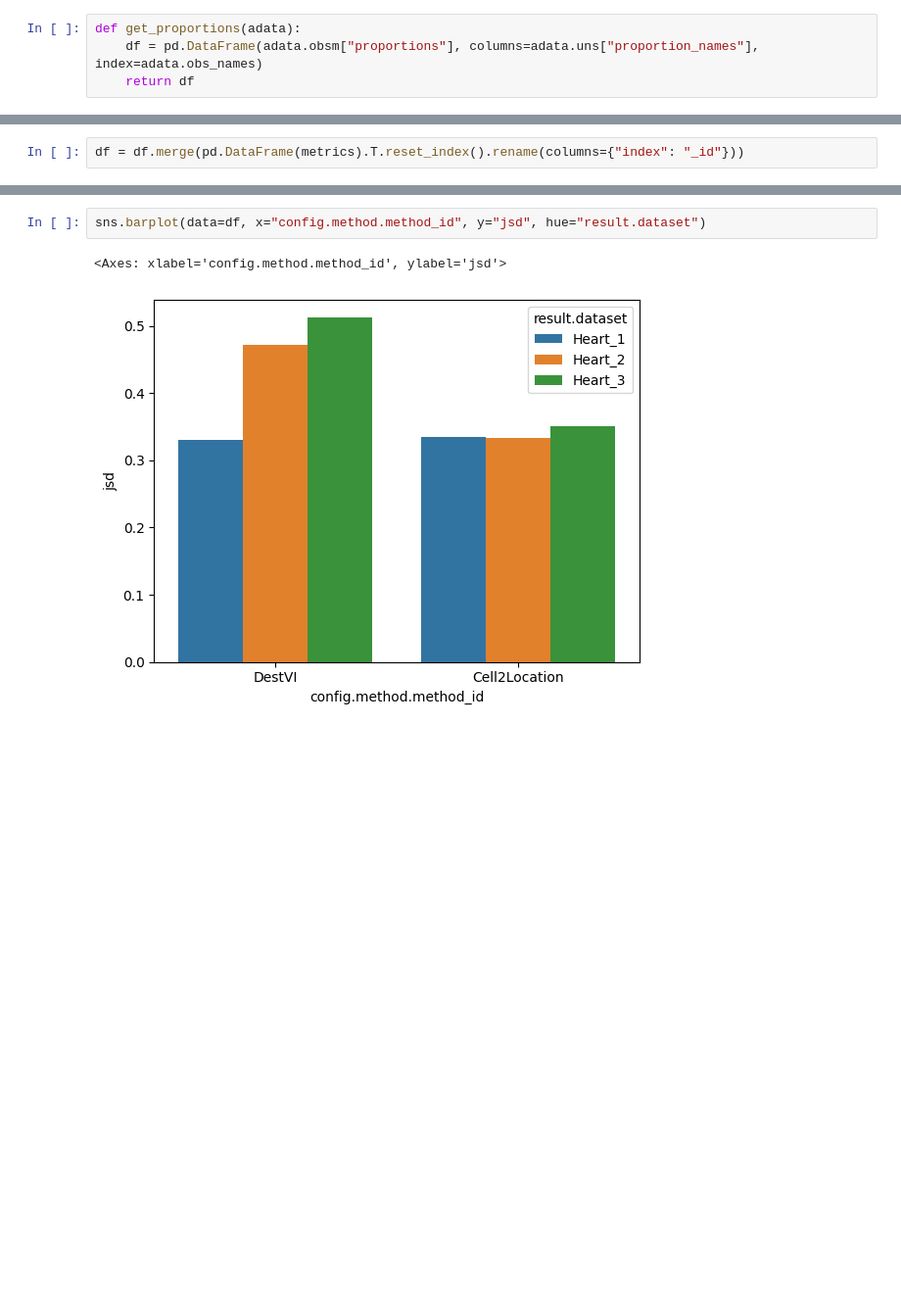
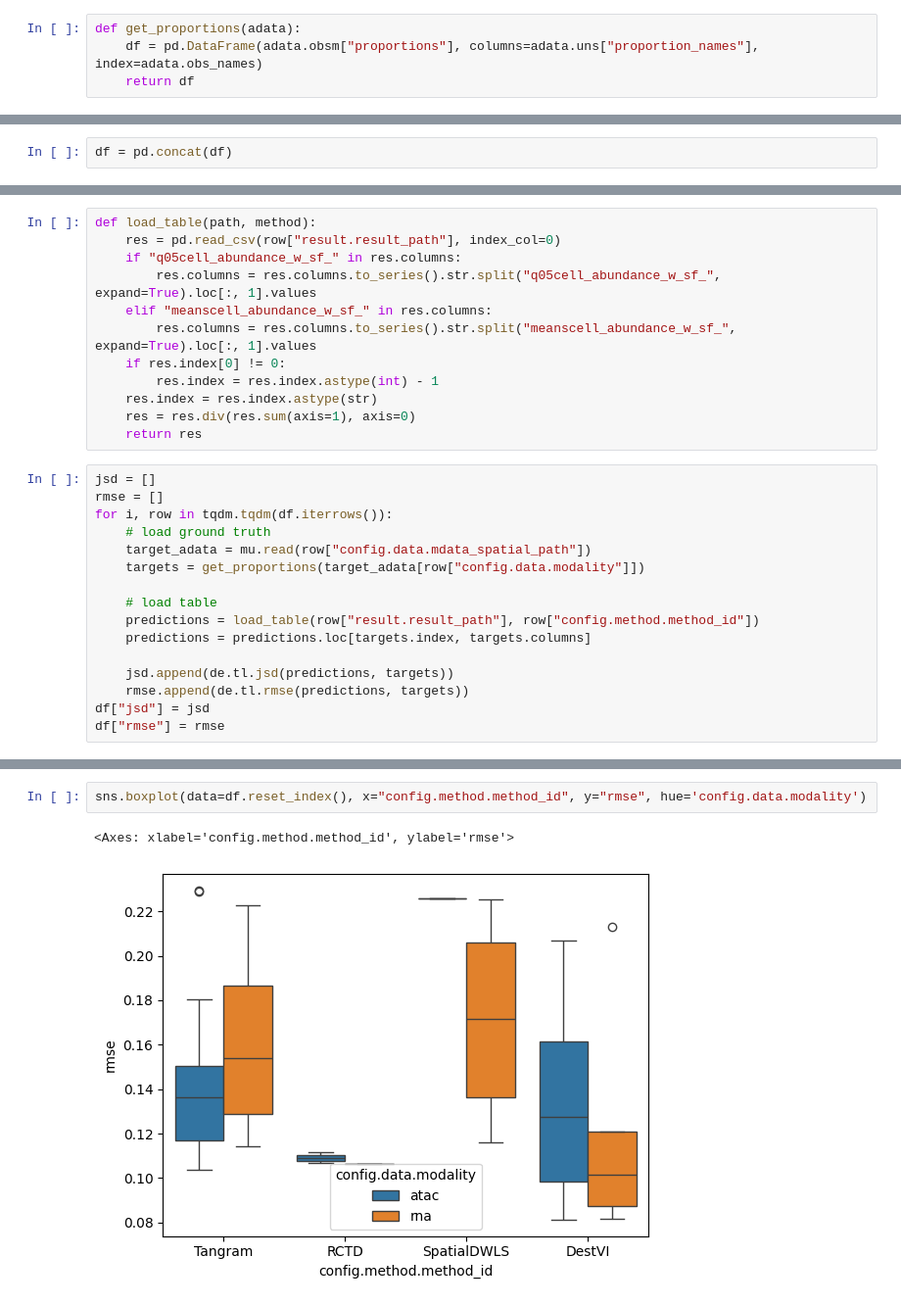
Before and after one commit to theislab/deconvATAC, a Jupyter notebook: notebooks/analysis/analyze_seml.ipynb, the cells around one changed output, grey strips where cells are left out. Shown: that part at 98% size. Saved outputs shown, nothing was run; the diff lists cells and outputs as text; blank space fills up the shorter version.

```diff
--- a/notebooks/analysis/analyze_seml.ipynb
+++ b/notebooks/analysis/analyze_seml.ipynb
@@ -13,0 +17,2 @@ df = seml.get_results('deconvolution', to_data_frame=True)
+# %%
+df = pd.concat(df)
@@ -14 +44,29 @@ df = seml.get_results('deconvolution', to_data_frame=True)
+# %%
+def load_table(path, method):
+    res = pd.read_csv(row["result.result_path"], index_col=0)
+    if "q05cell_abundance_w_sf_" in res.columns:
+        res.columns = res.columns.to_series().str.split("q05cell_abundance_w_sf_", expand=True).loc[:, 1].values
+    elif "meanscell_abundance_w_sf_" in res.columns:
+        res.columns = res.columns.to_series().str.split("meanscell_abundance_w_sf_", expand=True).loc[:, 1].values
+    if res.index[0] != 0:
+        res.index = res.index.astype(int) - 1
+    res.index = res.index.astype(str)
+    res = res.div(res.sum(axis=1), axis=0)
+    return res
+# %%
+jsd = []
+rmse = []
+for i, row in tqdm.tqdm(df.iterrows()):
+    # load ground truth
+    target_adata = mu.read(row["config.data.mdata_spatial_path"])
+    targets = get_proportions(target_adata[row["config.data.modality"]])
+
+    # load table
+    predictions = load_table(row["result.result_path"], row["config.method.method_id"])
+    predictions = predictions.loc[targets.index, targets.columns]
+
+    jsd.append(de.tl.jsd(predictions, targets))
+    rmse.append(de.tl.rmse(predictions, targets))
+df["jsd"] = jsd
+df["rmse"] = rmse
 # %%
@@ -53,2 +81,0 @@ for i, row in df.iterrows():
-# %%
-df = df.merge(pd.DataFrame(metrics).T.reset_index().rename(columns={"index": "_id"}))
@@ -60,5 +96,5 @@ sns.barplot(data=df, x="config.method.method_id", y="jsd")
 # %%
-sns.barplot(data=df, x="config.method.method_id", y="jsd", hue="result.dataset")
+sns.boxplot(data=df.reset_index(), x="config.method.method_id", y="rmse", hue='config.data.modality')
 # %% [output]
-<Axes: xlabel='config.method.method_id', ylabel='jsd'>
+<Axes: xlabel='config.method.method_id', ylabel='rmse'>
-[figure, old version]
+[figure, new version]
```
Also changed, not shown: parts of 17 cells of this notebook.
